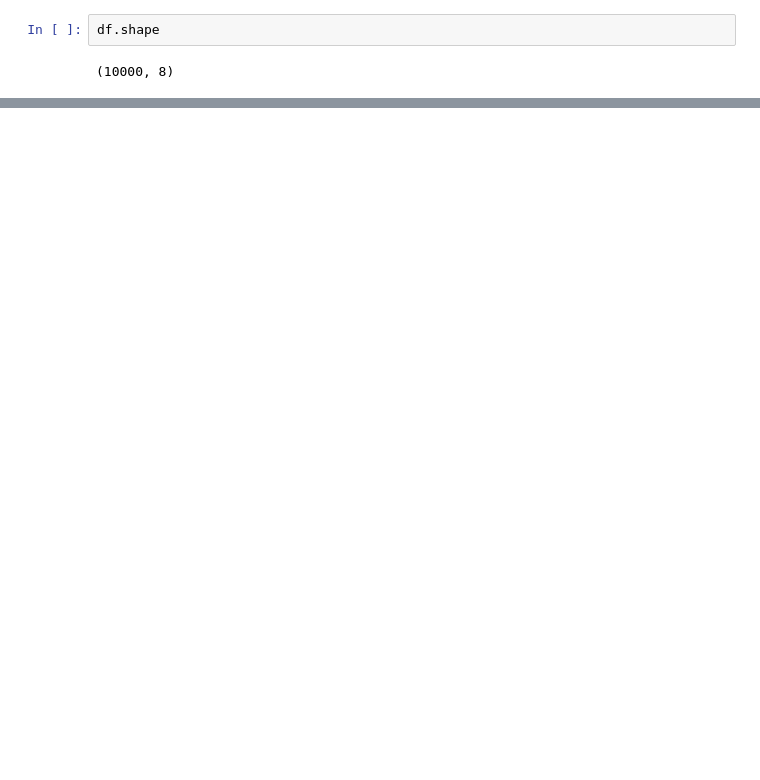
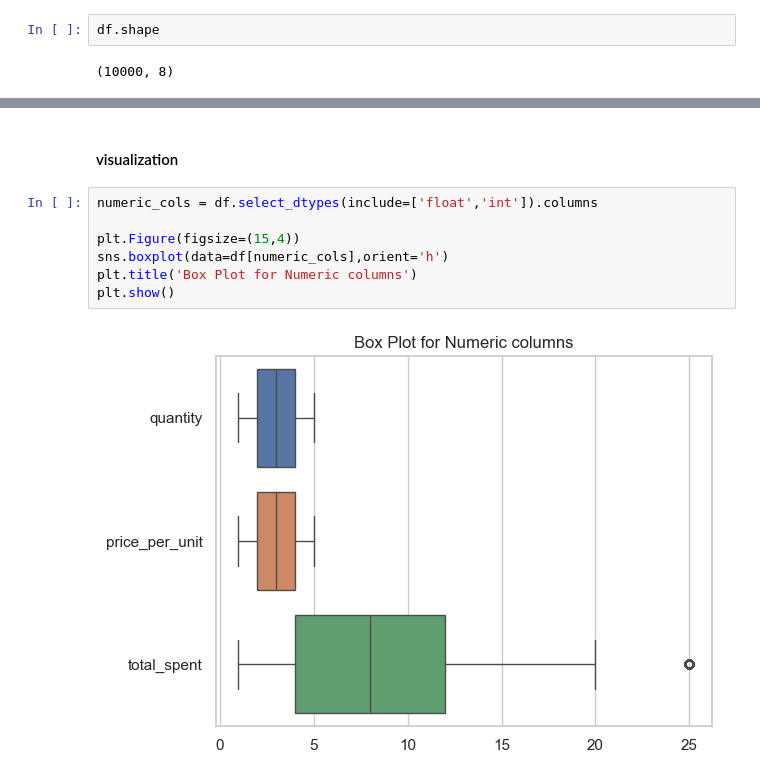
Before and after one commit to fahim-506/eda-with-python, a Jupyter notebook: practice_dataset/cafe_sales.ipynb, the cells around one changed output, grey strips where cells are left out. Saved outputs shown, nothing was run; the diff lists cells and outputs as text; blank space fills up the shorter version.

Commit message:
data visualization completed

```diff
--- a/practice_dataset/cafe_sales.ipynb
+++ b/practice_dataset/cafe_sales.ipynb
@@ -425,0 +392,11 @@ df.shape
+# %% [markdown]
+#### visualization
+# %%
+numeric_cols = df.select_dtypes(include=['float','int']).columns
+
+plt.Figure(figsize=(15,4))
+sns.boxplot(data=df[numeric_cols],orient='h')
+plt.title('Box Plot for Numeric columns')
+plt.show()
+# %% [output]
+[figure, added]
```
Also changed, not shown: parts of 18 cells of this notebook.
